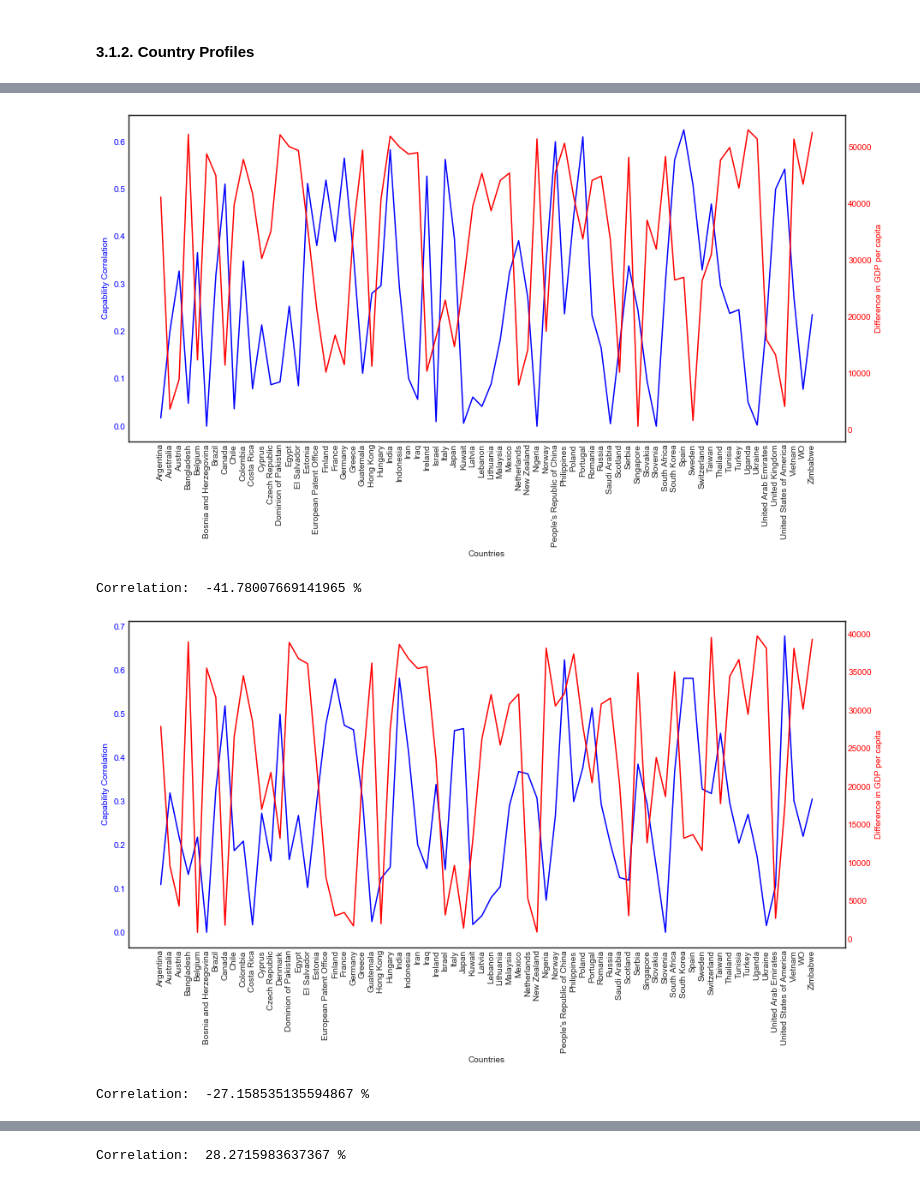
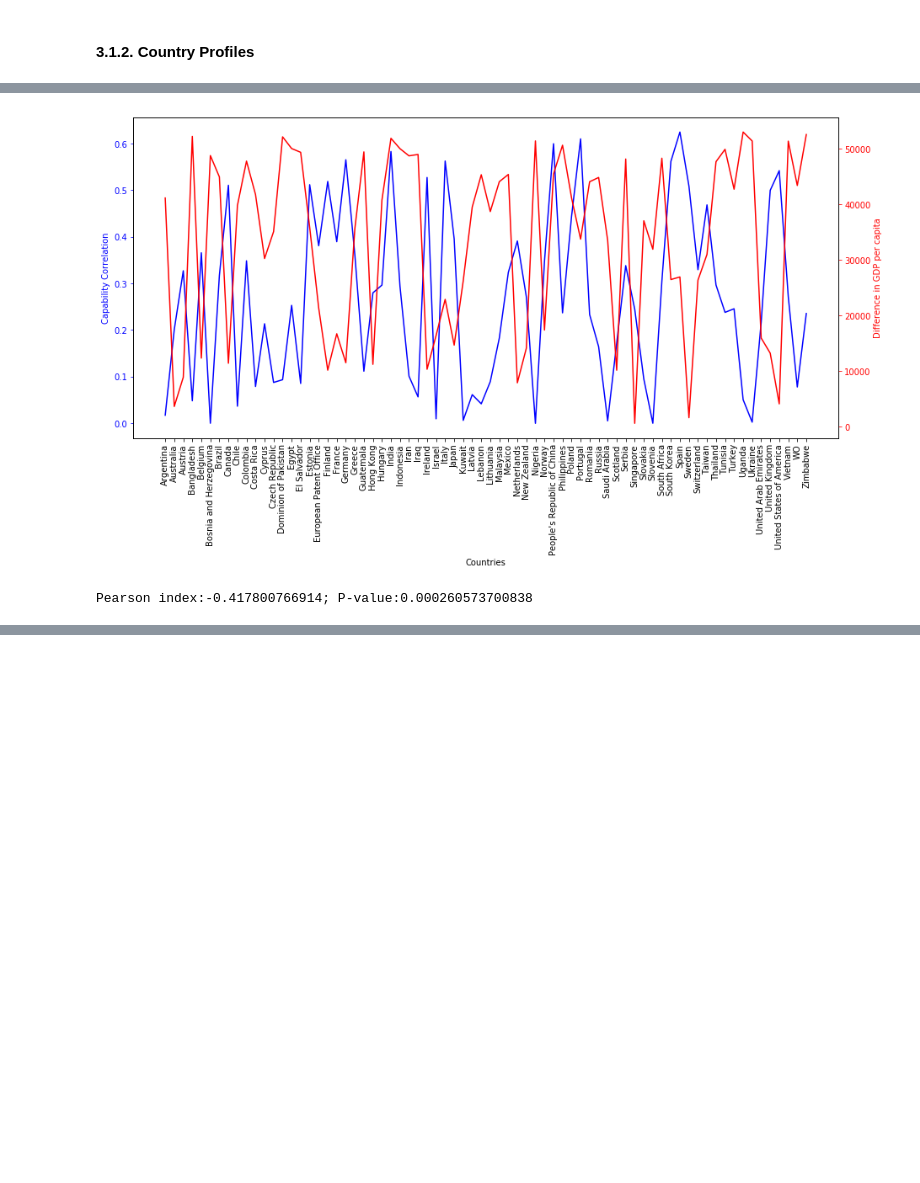
Before and after one commit to duarteocarmo/technological_capabilities, a Jupyter notebook: notebooks/2_1_Capability Correlations_Countries.ipynb, the cells around one changed output, grey strips where cells are left out. Cells and saved outputs as stored; diff of their text form; code cells hidden in the pictures; blank space fills up the shorter version.

```diff
--- a/notebooks/2_1_Capability Correlations_Countries.ipynb
+++ b/notebooks/2_1_Capability Correlations_Countries.ipynb
@@ -502,7 +503,7 @@ By producing a bar plot for every country we can see how it relates to others an
 
 Let's start by selecting a couple of countries:
 # %%
-countries = ['Denmark', 'United Kingdom', 'Portugal']
+countries = ['Denmark', 'United Kingdom']
 # %% [markdown]
 After selecting countries, we can now plot two different profiles.
 # %%
@@ -620,4 +653,6 @@ Pearson Correlation Index between flattened arrays:  -4.4436019345182745 %
 # %%
+countries = ['Denmark']
+
 # for each country selected
 for country in countries:
 
@@ -629,8 +664,6 @@ for country in countries:
     histogram_data = np.delete(histogram_data, country_index)
     clean_country_names = np.delete(countries_available, country_index)
 
-
-
     # sort labels and data
     sorted_names = [name for _,name in sorted(zip(histogram_data, clean_country_names))]
     histogram_data.sort()
@@ -640,6 +673,6 @@ for country in countries:
     sns.barplot(np.arange(len(histogram_data)), histogram_data)
     plt.xticks(np.arange(len(histogram_data)), sorted_names, rotation=90, fontsize=11)
     plt.title('Country Profile: {}'.format(country))
-    plt.ylabel('GDP per capita difference')
+    plt.ylabel('GDP per capita difference in $US')
     plt.show()
 # %% [output]
@@ -650,36 +683,34 @@ for country in countries:
 # for each country selected
 for country in countries:
 
     # find the matrix slice
     country_index = find_index(country, countries_available)
     histogram_data_gdps = gdps[:, country_index]
     histogram_data_corr = adapted_country_correlation[:, country_index]
 
     # remove the country itself from data and labels
     histogram_data_gpds = np.delete(histogram_data_gdps, country_index)
     histogram_data_corr = np.delete(histogram_data_corr, country_index)
     clean_country_names = np.delete(countries_available, country_index)
 
     fig, ax1 = plt.subplots(figsize=(15,7))
     t = clean_country_names
     s1 = histogram_data_corr
     ax1.plot(t, s1, 'b-')
     ax1.set_xlabel('Countries')
     # Make the y-axis label, ticks and tick labels match the line color.
     ax1.set_ylabel('Capability Correlation', color='b')
     ax1.tick_params('y', colors='b')
     ax1.set_xticklabels(clean_country_names, rotation=90)
 
     ax2 = ax1.twinx()
     s2 = histogram_data_gpds
     ax2.plot(t, s2, 'r-')
-    ax2.set_ylabel('Difference in GDP per capita', color='r')
+    ax2.set_ylabel('Difference in GDP per capita $US', color='r')
     ax2.tick_params('y', colors='r')
 
     plt.show()
-    print 'Correlation: ', stats.pearsonr(histogram_data_corr, histogram_data_gpds)[0] * 100, '%'
+    print 'Pearson index:{}; P-value:{} '.format(stats.pearsonr(histogram_data_corr, histogram_data_gpds)[0], stats.pearsonr(histogram_data_corr, histogram_data_gpds)[1])
 # %% [output]
-[figure, old version]
+[figure, new version]
-Correlation:  -41.78007669141965 %
+Pearson index:-0.417800766914; P-value:0.000260573700838
-[figure, removed]
-Correlation:  -27.158535135594867 %
@@ -687 +716,0 @@ Correlation:  -27.158535135594867 %
-Correlation:  28.2715983637367 %
```
Also changed, not shown: parts of 14 cells of this notebook.
